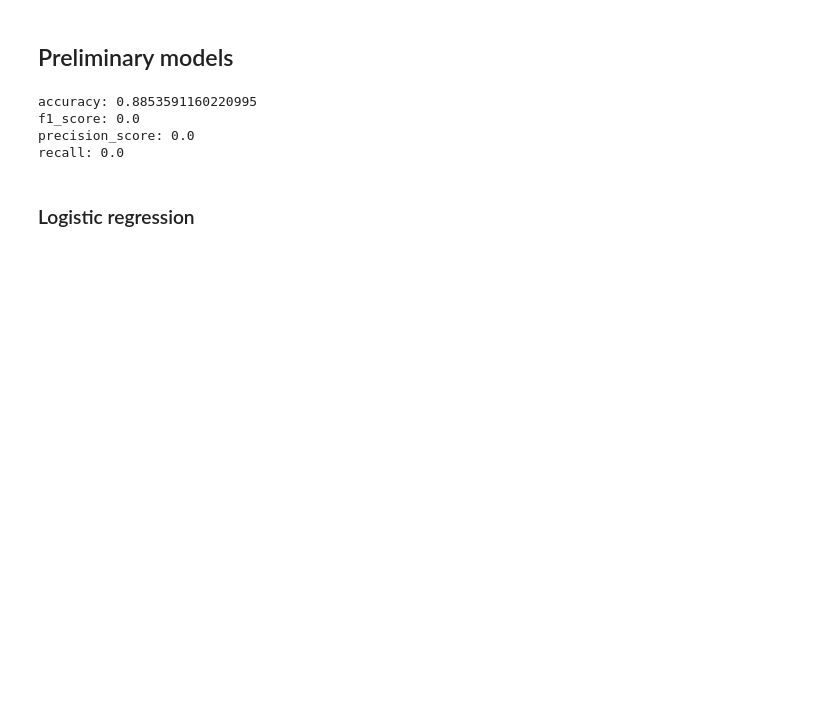
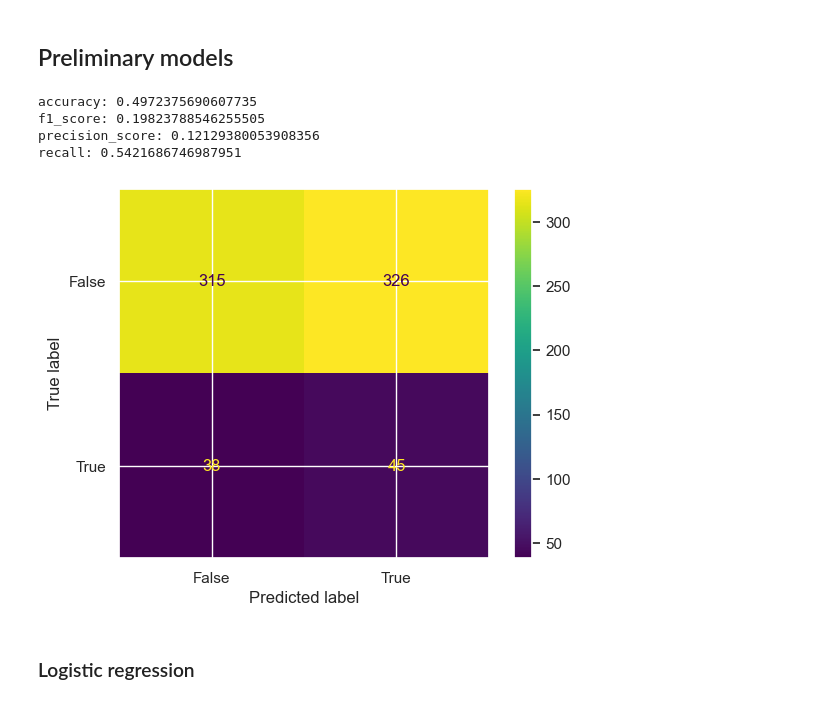
Before and after one commit to UserKrzysztof/MachineLearning-project1, a Jupyter notebook: code/features_engineering_v0.ipynb, the cells around one changed output. Drawn from its saved outputs; the diff is of its cells as text; code cells hidden in the pictures; blank space fills up the shorter version.

Commit message:
added naive bayes classifier and confusion matrix

```diff
--- a/code/features_engineering_v0.ipynb
+++ b/code/features_engineering_v0.ipynb
@@ -500,23 +500,27 @@ X_train, X_test, y_train, y_test = train_test_split(
 )
 # %%
 from sklearn.dummy import DummyClassifier
-from sklearn.metrics import accuracy_score, f1_score, precision_score, recall_score
-def printMetrics(labels, results):
-    print(f"accuracy: {accuracy_score(labels, results)}")
-    print(f"f1_score: {f1_score(labels, results)}")
-    print(f"precision_score: {precision_score(labels, results)}")
-    print(f"recall: {recall_score(labels, results)}")
+from sklearn.metrics import accuracy_score, f1_score, precision_score, recall_score, confusion_matrix, ConfusionMatrixDisplay
+def printMetrics(test, pred):
+    cm = confusion_matrix(test,pred)
+    cm_display = ConfusionMatrixDisplay(confusion_matrix = cm, display_labels = [False, True])
+    cm_display.plot()
+    print(f"accuracy: {accuracy_score(test, pred)}")
+    print(f"f1_score: {f1_score(test, pred)}")
+    print(f"precision_score: {precision_score(test, pred)}")
+    print(f"recall: {recall_score(test, pred)}")
 # %%
-dc = DummyClassifier(strategy='most_frequent')
+dc = DummyClassifier(strategy='uniform')
 dc.fit(X_train,y_train)
 # y_proba = dc.predict_proba(X_test)
 y_hat = dc.predict(X_test)
 printMetrics(y_test, y_hat)
 # %% [output]
-accuracy: 0.8853591160220995
-f1_score: 0.0
-precision_score: 0.0
-recall: 0.0
+accuracy: 0.4972375690607735
+f1_score: 0.19823788546255505
+precision_score: 0.12129380053908356
+recall: 0.5421686746987951
+[figure, added]
 # %% [markdown]
 ### Logistic regression
 # %%
```
Also changed, not shown: parts of 6 cells of this notebook.
